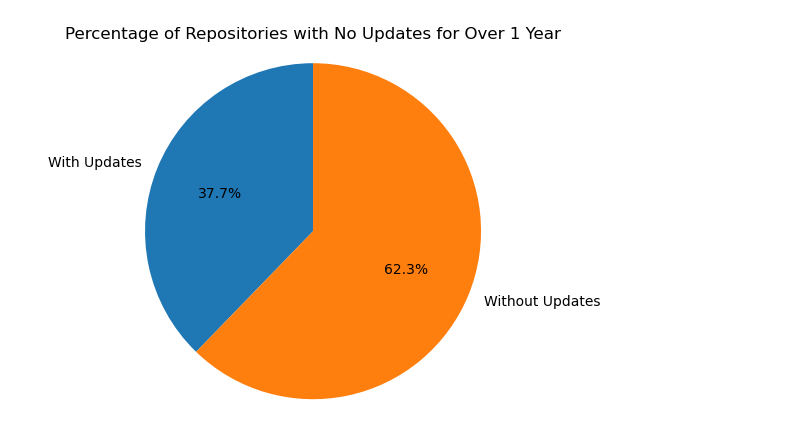
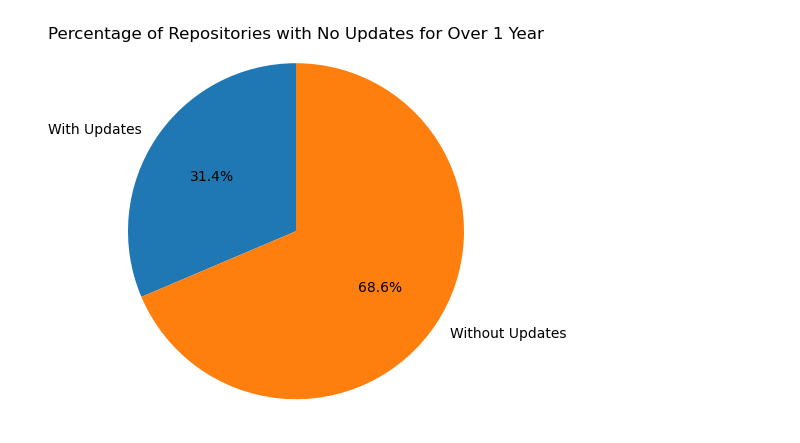
Before and after one commit to HercoZauZau/GitHub_Insights--Mozambique, a Jupyter notebook: notebooks/03. visualization/repos_insights.ipynb, the cells around one changed output. Drawn from its saved outputs; the diff is of its cells as text; code cells hidden in the pictures.

```diff
--- a/notebooks/03. visualization/repos_insights.ipynb
+++ b/notebooks/03. visualization/repos_insights.ipynb
@@ -201,30 +218,33 @@ plt.show()
 # %%
 # Reload data from CSV file
-repos_data = pd.read_csv('../../data/processed/repos_data.csv', encoding='latin1')
+repos_data = pd.read_csv('../../data/processed/01.24/repos_data.csv', encoding='latin1')
 repos_data = repos_data.dropna()
 # %%
 # Convert date columns to datetime type
 repos_data['created_at'] = pd.to_datetime(repos_data['created_at'])
 repos_data['updated_at'] = pd.to_datetime(repos_data['updated_at'])
 
 # Filter repositories with at least 1 year of existence
 current_date = datetime.now()
 one_year_ago = current_date - timedelta(days=365)
 
 # Calculate the percentage of repositories without updates
 percentage_without_updates = (repos_data[repos_data['updated_at'] <= one_year_ago].shape[0] / repos_data.shape[0]) * 100
 
 # Calculate the percentage of repositories with updates
 percentage_with_updates = 100 - percentage_without_updates
 
 # Create a pie chart
 labels = ['With Updates', 'Without Updates']
 values = [percentage_with_updates, percentage_without_updates]
 
+title = 'Percentage of Repositories with No Updates for Over 1 Year'
 plt.pie(values, labels=labels, autopct='%1.1f%%', startangle=90)
 plt.axis('equal')
-plt.title('Percentage of Repositories with No Updates for Over 1 Year')
+plt.title(title)
+
+plt.savefig(f'../../data/results/01.24/{title.lower().replace(" ", "_")}.png')
 
 plt.show()
 # %% [output]
-[figure, old version]
+[figure, new version]
```
Also changed, not shown: parts of 8 cells of this notebook, 2 other files.
